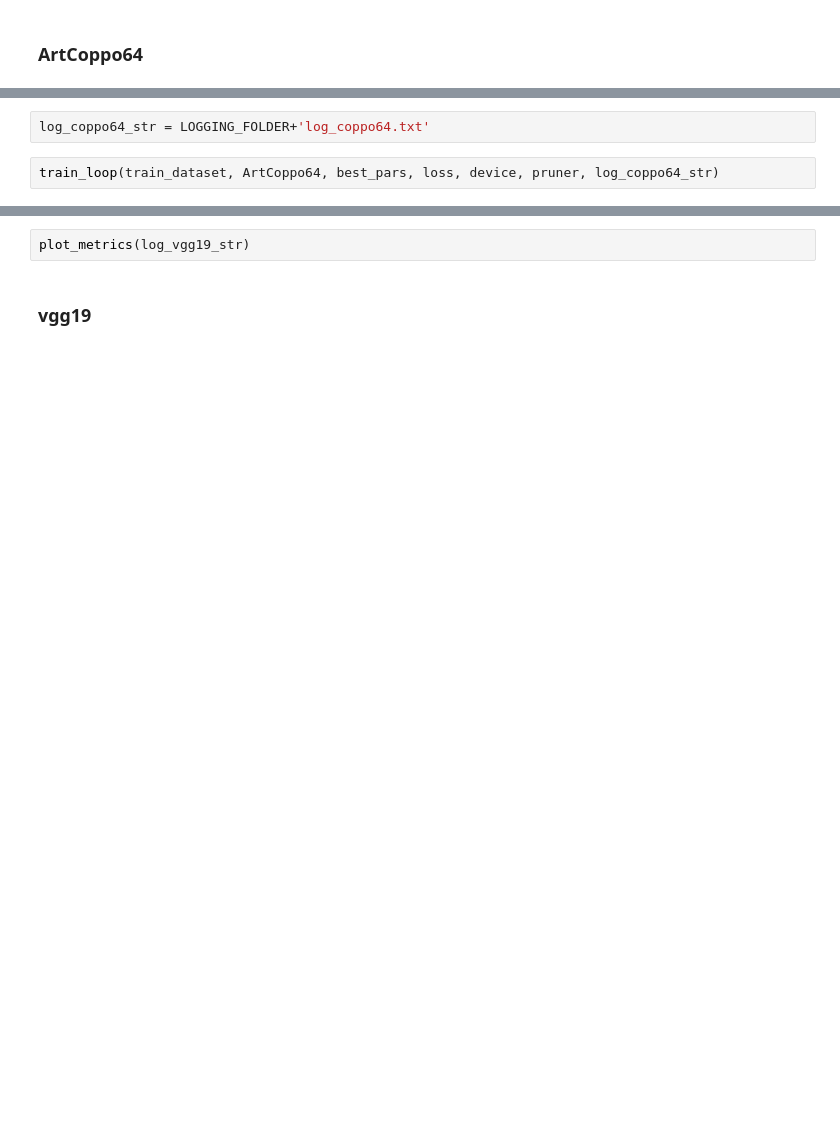
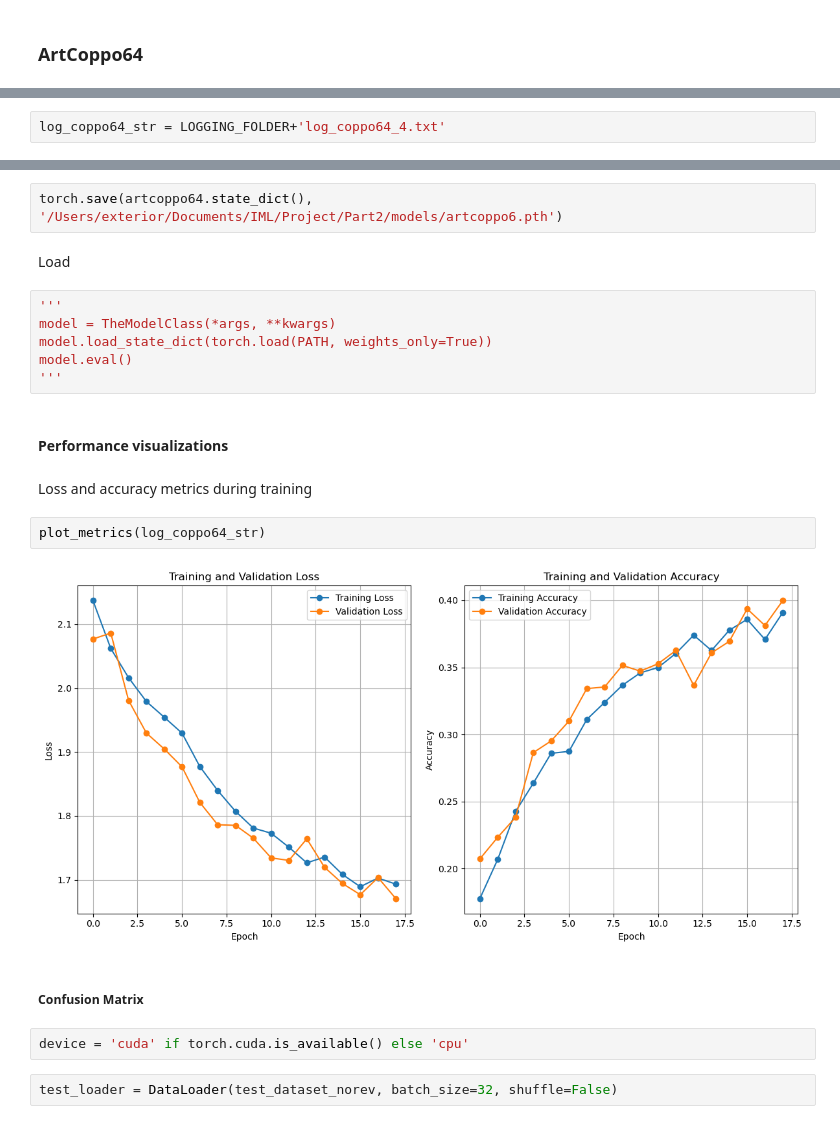
Before and after one commit to mccc03/IML_SNS, a Jupyter notebook: Project/Part2/Codes/ActualActualArtDegree.ipynb, the cells around one changed output, grey strips where cells are left out. Drawn from its saved outputs; the diff is of its cells as text; blank space fills up the shorter version.

```diff
--- a/Project/Part2/Codes/ActualActualArtDegree.ipynb
+++ b/Project/Part2/Codes/ActualActualArtDegree.ipynb
@@ -1222,4 +1247,2 @@ best_pars = {'lr': 0.0010244030498645631, 'weight_decay': 0.0017315042173475506,
 # %%
-log_coppo64_str = LOGGING_FOLDER+'log_coppo64.txt'
+log_coppo64_str = LOGGING_FOLDER+'log_coppo64_4.txt'
-# %%
-train_loop(train_dataset, ArtCoppo64, best_pars, loss, device, pruner, log_coppo64_str)
@@ -1226,4 +1286,24 @@ train_loop(train_dataset, ArtCoppo64, best_pars, loss, device, pruner, log_coppo
+# %%
+torch.save(artcoppo64.state_dict(), '/Users/exterior/Documents/IML/Project/Part2/models/artcoppo6.pth')
+# %% [markdown]
+Load
+# %%
+'''
+model = TheModelClass(*args, **kwargs)
+model.load_state_dict(torch.load(PATH, weights_only=True))
+model.eval()
+'''
+# %% [markdown]
+#### Performance visualizations
+# %% [markdown]
+Loss and accuracy metrics during training
 # %%
-plot_metrics(log_vgg19_str)
+plot_metrics(log_coppo64_str)
+# %% [output]
+[figure, added]
-# %% [markdown]
-### vgg19
+# %% [markdown]
+##### Confusion Matrix
+# %%
+device = 'cuda' if torch.cuda.is_available() else 'cpu'
+# %%
+test_loader = DataLoader(test_dataset_norev, batch_size=32, shuffle=False)
```
Also changed, not shown: parts of 77 cells of this notebook, 16 other files.
